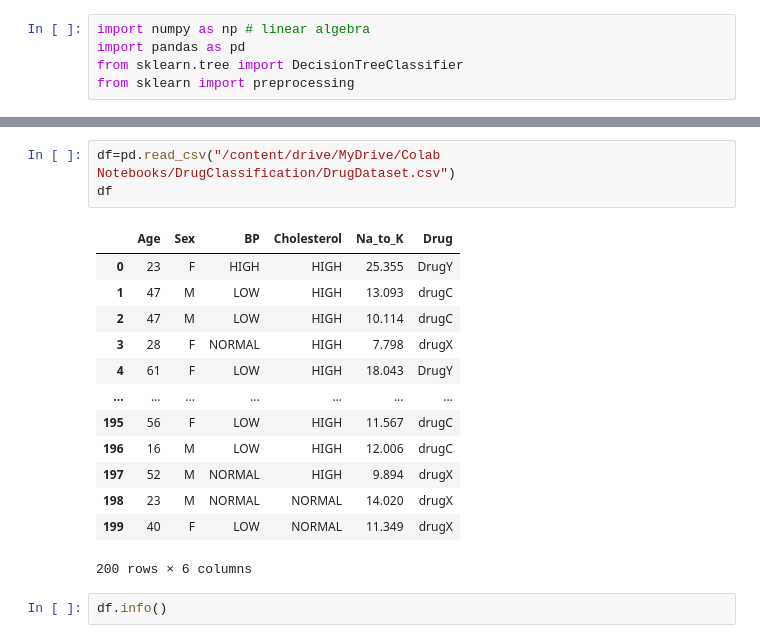
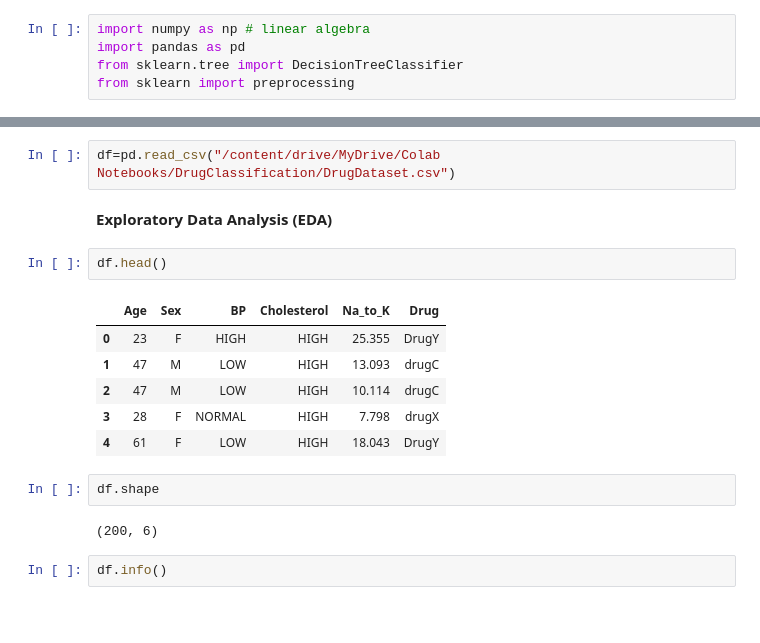
Before and after one commit to anniadiaz/DrugClassification, a Jupyter notebook: Drug_Classification.ipynb, the cells around one changed output, grey strips where cells are left out. Drawn from its saved outputs; the diff is of its cells as text; blank space fills up the shorter version.

```diff
--- a/Drug_Classification.ipynb
+++ b/Drug_Classification.ipynb
@@ -13,20 +13,20 @@ Drive already mounted at /content/drive; to attempt to forcibly remount, call dr
 # %%
 df=pd.read_csv("/content/drive/MyDrive/Colab Notebooks/DrugClassification/DrugDataset.csv")
-df
-# %% [output]
-|  | Age | Sex | BP | Cholesterol | Na_to_K | Drug |
-| 0 | 23 | F | HIGH | HIGH | 25.355 | DrugY |
-| 1 | 47 | M | LOW | HIGH | 13.093 | drugC |
-| 2 | 47 | M | LOW | HIGH | 10.114 | drugC |
-| 3 | 28 | F | NORMAL | HIGH | 7.798 | drugX |
-| 4 | 61 | F | LOW | HIGH | 18.043 | DrugY |
-| ... | ... | ... | ... | ... | ... | ... |
-| 195 | 56 | F | LOW | HIGH | 11.567 | drugC |
-| 196 | 16 | M | LOW | HIGH | 12.006 | drugC |
-| 197 | 52 | M | NORMAL | HIGH | 9.894 | drugX |
-| 198 | 23 | M | NORMAL | NORMAL | 14.020 | drugX |
-| 199 | 40 | F | LOW | NORMAL | 11.349 | drugX |
-200 rows × 6 columns
+# %% [markdown]
+**Exploratory Data Analysis (EDA)**
+# %%
+df.head()
+# %% [output]
+|  | Age | Sex | BP | Cholesterol | Na_to_K | Drug |
+| 0 | 23 | F | HIGH | HIGH | 25.355 | DrugY |
+| 1 | 47 | M | LOW | HIGH | 13.093 | drugC |
+| 2 | 47 | M | LOW | HIGH | 10.114 | drugC |
+| 3 | 28 | F | NORMAL | HIGH | 7.798 | drugX |
+| 4 | 61 | F | LOW | HIGH | 18.043 | DrugY |
+# %%
+df.shape
+# %% [output]
+(200, 6)
 # %%
 df.info()
 # %% [output]
```
Also changed, not shown: parts of 7 cells of this notebook.
